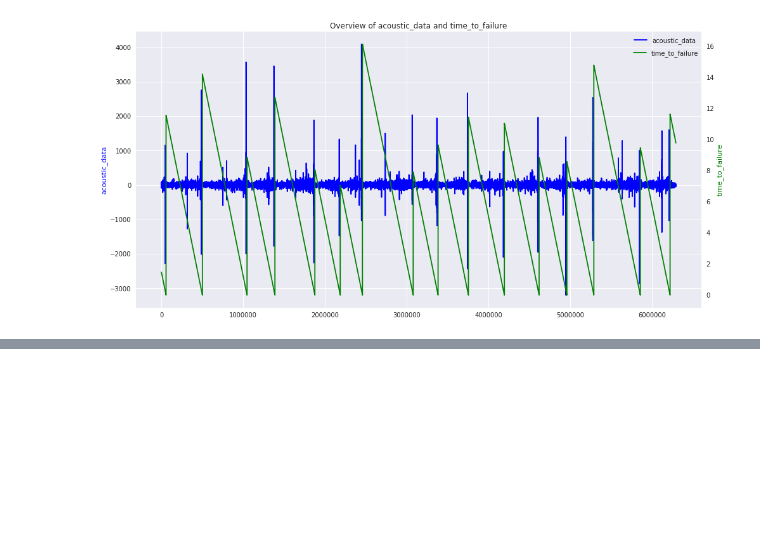
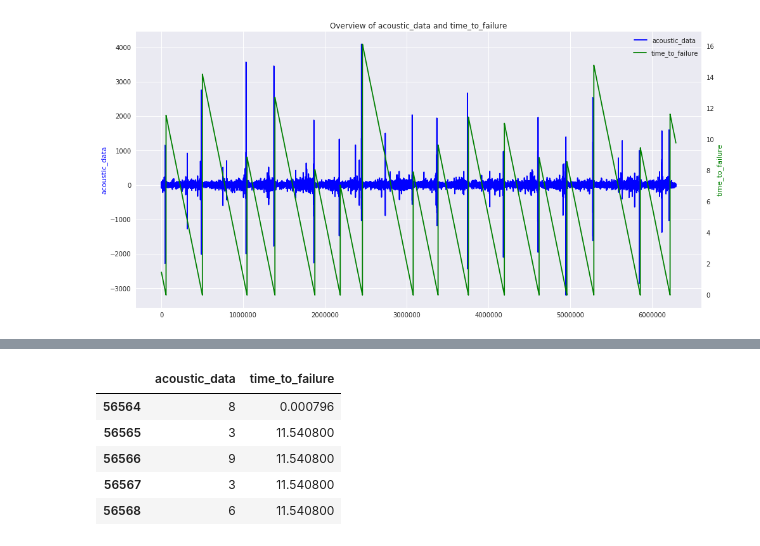
Before and after one commit to jeff-daniels/kaggle-scripts, a Jupyter notebook: LANL Earthquake Detection.ipynb, the cells around one changed output, grey strips where cells are left out. Saved outputs shown, nothing was run; the diff lists cells and outputs as text; code cells hidden in the pictures; blank space fills up the shorter version.

```diff
--- a/LANL Earthquake Detection.ipynb
+++ b/LANL Earthquake Detection.ipynb
@@ -104,0 +131,9 @@ plt.grid(False)
+# %%
+train_detail.head()
+# %% [output]
+|  | acoustic_data | time_to_failure |
+| 56564 | 8 | 0.000796 |
+| 56565 | 3 | 11.540800 |
+| 56566 | 9 | 11.540800 |
+| 56567 | 3 | 11.540800 |
+| 56568 | 6 | 11.540800 |
```
Also changed, not shown: parts of 6 cells of this notebook.
